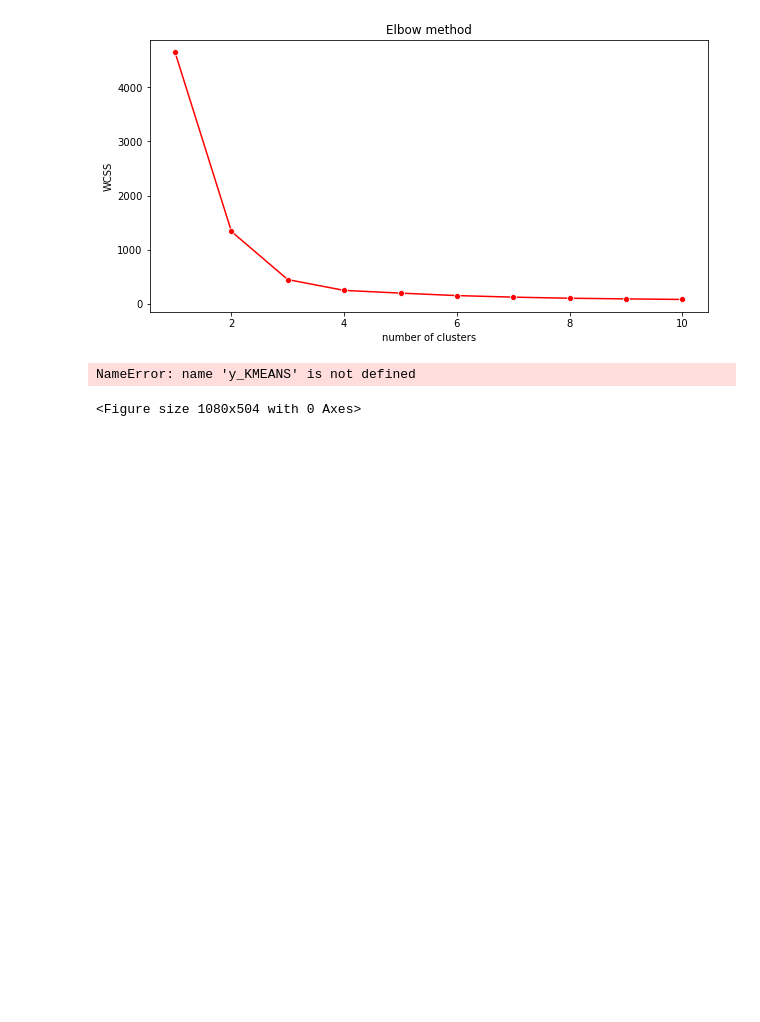
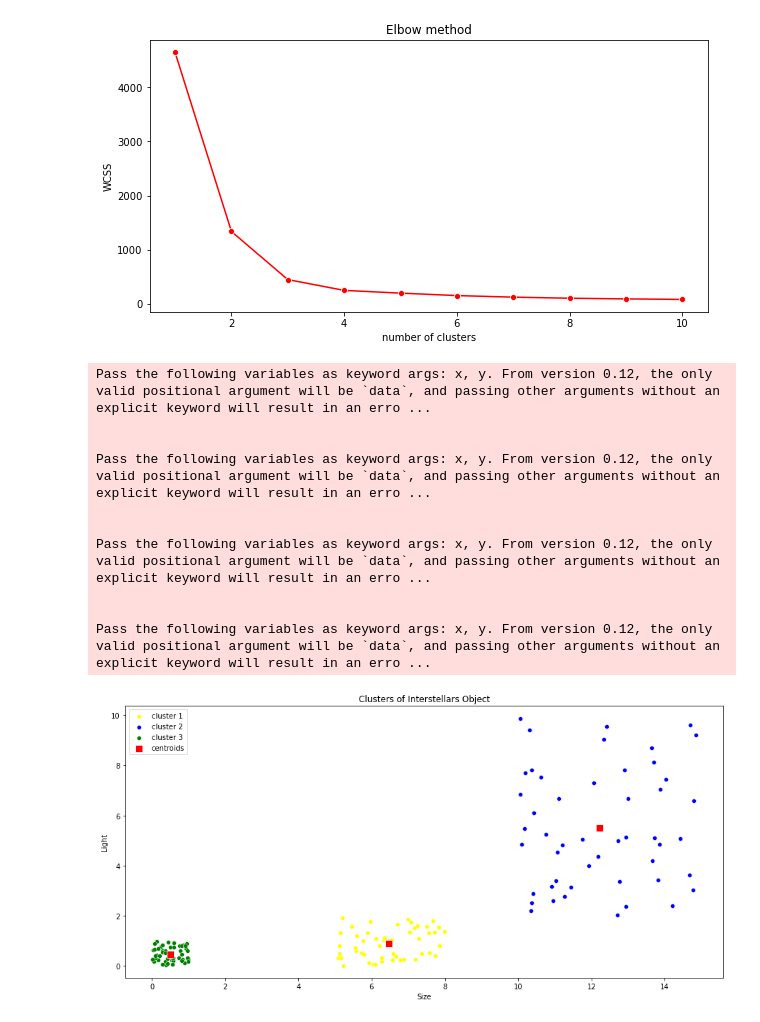
Before and after one commit to utkarsh466/pythonprojects2, a Jupyter notebook: 118.ipynb, the cells around one changed output. Saved outputs shown, nothing was run; the diff lists cells and outputs as text; code cells hidden in the pictures; blank space fills up the shorter version.

```diff
--- a/118.ipynb
+++ b/118.ipynb
@@ -28,7 +27,8 @@ plt.title("Elbow method")
 plt.show()
 
 
-KMEANS=KMeans(n_clusters=3,inti)
+KMEANS=KMeans(n_clusters=3,init="k-means++",random_state=42)
+y_KMEANS=KMEANS.fit_predict(X)
 # %% [output]
 KMeans is known to have a memory leak on Windows with MKL, when there are less chunks than available threads. You can avoid it by setting the environment variable OMP_NUM_THREADS=1.
 
@@ -37,16 +37,25 @@ Pass the following variables as keyword args: x, y. From version 0.12, the only
 [figure]
 # %%
 plt.figure(figsize=(15,7))
-sns.scatterplot(X[y_KMEANS==0,0],X[y_KMEANSm==0,1],color="yellow",label="cluster 1")
+sns.scatterplot(X[y_KMEANS==0,0],X[y_KMEANS==0,1],color="yellow",label="cluster 1")
 sns.scatterplot(X[y_KMEANS==1,0],X[y_KMEANS==1,1],color="blue",label="cluster 2")
 sns.scatterplot(X[y_KMEANS==2,0],X[y_KMEANS==2,1],color="green",label="cluster 3")
-sns.scatterplot(km.cluster_centers_[:,0],km.cluster_centers_[:,1],color="red",label="centroids",marker=",",s=100)
+sns.scatterplot(KMEANS.cluster_centers_[:,0],KMEANS.cluster_centers_[:,1],color="red",label="centroids",marker=",",s=100)
 plt.grid(False)
 plt.xlabel("Size")
 plt.ylabel("Light")
 plt.title("Clusters of Interstellars Object")
 plt.legend()
 plt.show()
 # %% [output]
-NameError: name 'y_KMEANS' is not defined
+Pass the following variables as keyword args: x, y. From version 0.12, the only valid positional argument will be `data`, and passing other arguments without an explicit keyword will result in an erro ...
+
+
+Pass the following variables as keyword args: x, y. From version 0.12, the only valid positional argument will be `data`, and passing other arguments without an explicit keyword will result in an erro ...
+
+
+Pass the following variables as keyword args: x, y. From version 0.12, the only valid positional argument will be `data`, and passing other arguments without an explicit keyword will result in an erro ...
+
+
+Pass the following variables as keyword args: x, y. From version 0.12, the only valid positional argument will be `data`, and passing other arguments without an explicit keyword will result in an erro ...
-<Figure size 1080x504 with 0 Axes>
+[figure, added]
```
Also changed, not shown: parts of 1 cell of this notebook.
